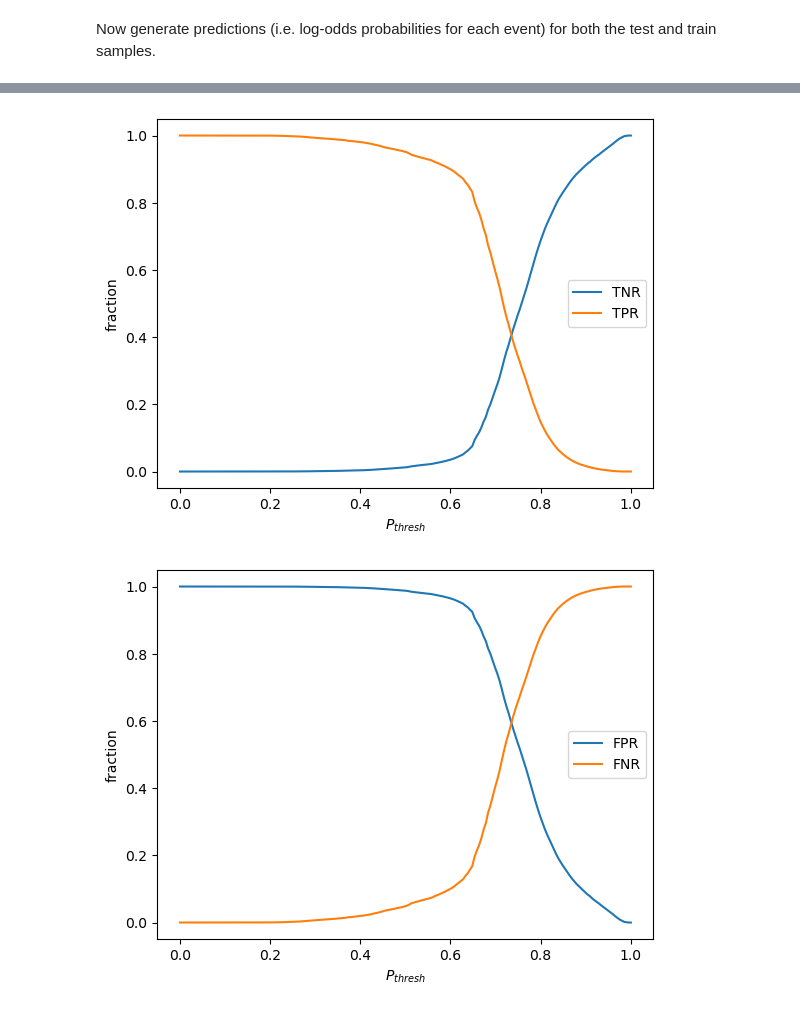
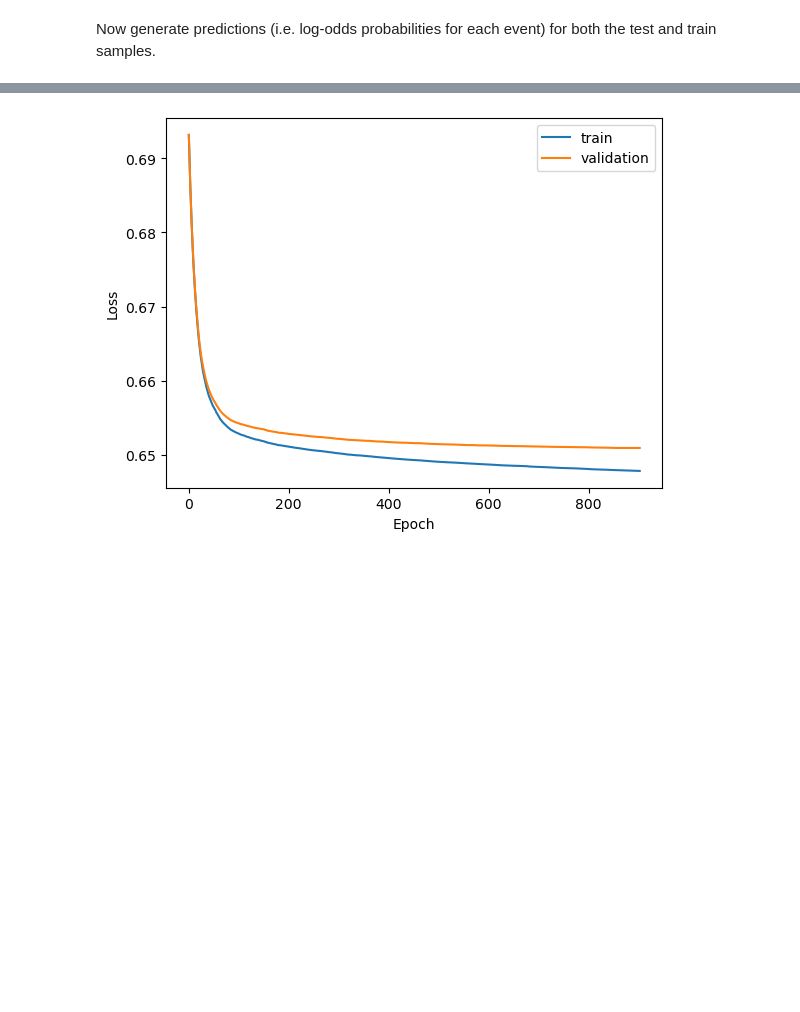
Before and after one commit to bristol-dune/atmospherics-tools, a Jupyter notebook: fast-osc-feedback/nu-nu_bar-BDT/nu-nubar-BDT.ipynb, the cells around one changed output, grey strips where cells are left out. Cells and saved outputs as stored; diff of their text form; code cells hidden in the pictures; blank space fills up the shorter version.

```diff
--- a/fast-osc-feedback/nu-nu_bar-BDT/nu-nubar-BDT.ipynb
+++ b/fast-osc-feedback/nu-nu_bar-BDT/nu-nubar-BDT.ipynb
@@ -190,37 +137,12 @@ plt.show()
-# %%
-
-
-# convert log-odds to probability
-prob_test_h = 1/(1+np.exp(scores_test[y_test==n_index]))
-prob_test_g = 1/(1+np.exp(scores_test[y_test==an_index]))
-prob_train_h = 1/(1+np.exp(scores_train[y_train==n_index]))
-prob_train_g = 1/(1+np.exp(scores_train[y_train==an_index]))
-
-
-# get arrays of scores for true hadron and gamma classes
-score_thresh = np.linspace(0, 1, 200)
-
-# calculate metrics using list comprehension to scan over thresholds
-tpr = [ (prob_test_g>score).sum()/len(prob_test_g) for score in score_thresh  ]
-fpr = [ (prob_test_h>score).sum()/len(prob_test_h) for score in score_thresh  ]
-tnr = [ (prob_test_h<score).sum()/len(prob_test_h) for score in score_thresh  ]
-fnr = [ (prob_test_g<score).sum()/len(prob_test_g) for score in score_thresh  ]
-
-# plot TPR/TNR
-plt.plot(score_thresh, tnr, label='TNR')
-plt.plot(score_thresh, tpr, label='TPR')
-plt.legend()
-plt.ylabel('fraction')
-plt.xlabel('$P_{thresh}$')
-plt.show()
-
-# plot FPR/FNR
-plt.plot(score_thresh, fpr, label='FPR')
-plt.plot(score_thresh, fnr, label='FNR')
-plt.legend()
-plt.ylabel('fraction')
-plt.xlabel('$P_{thresh}$')
-plt.show()
-# %% [output]
-[figure, removed]
-[figure, removed]
+# %%
+train_loss = [-s for s in clf.train_score_]
+val_loss   = [-s for s in clf.validation_score_]
+
+plt.plot(train_loss, label="train")
+plt.plot(val_loss, label="validation")
+plt.xlabel("Epoch")
+plt.ylabel("Loss")
+plt.legend()
+plt.show()
+# %% [output]
+[figure, added]
```
Also changed, not shown: parts of 19 cells of this notebook, 2 other files.
